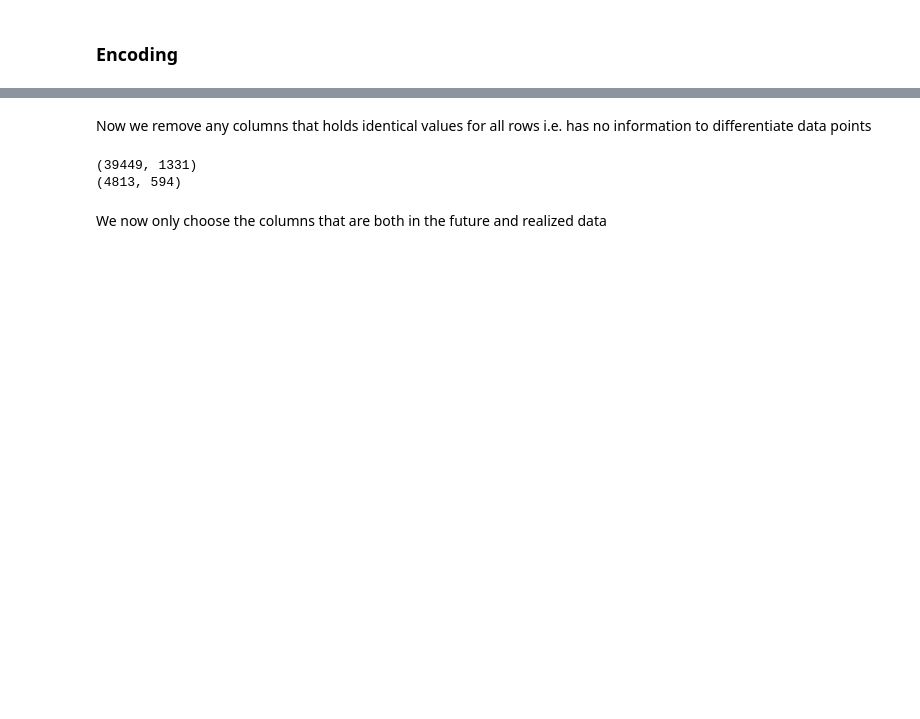
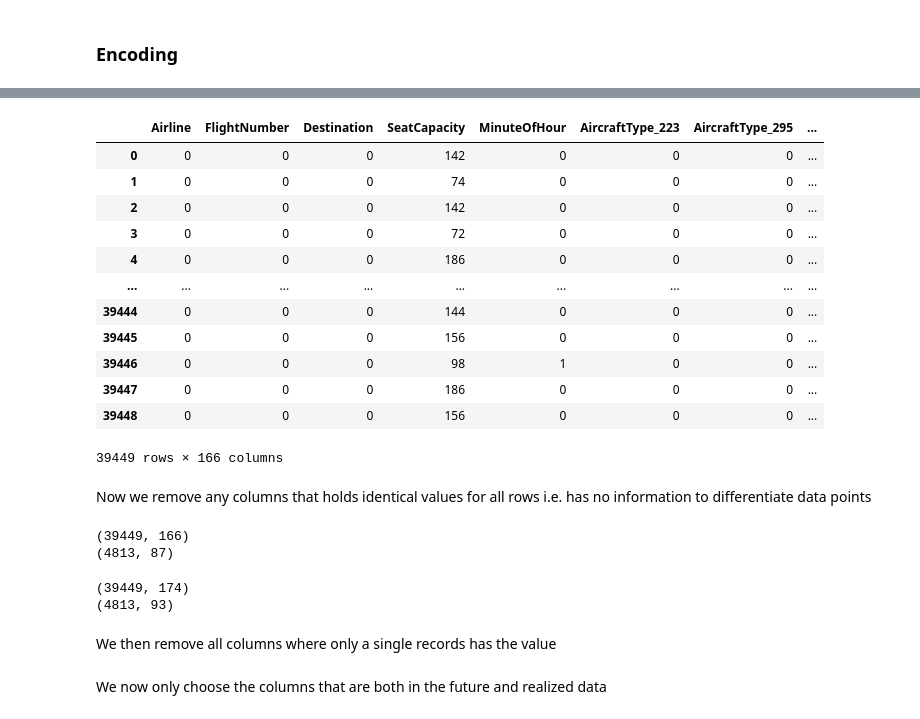
Before and after one commit to augustsemrau/02582case1, a Jupyter notebook: notebooks/data_preprocessing_v2.ipynb, the cells around one changed output, grey strips where cells are left out. Drawn from its saved outputs; the diff is of its cells as text; code cells hidden in the pictures; blank space fills up the shorter version.

```diff
--- a/notebooks/data_preprocessing_v2.ipynb
+++ b/notebooks/data_preprocessing_v2.ipynb
@@ -243,12 +232,39 @@ rea_X
+# %%
+linear_rea_X
+# %% [output]
+|  | Airline | FlightNumber | Destination | SeatCapacity | MinuteOfHour | AircraftType_223 | AircraftType_295 | ... |
+| 0 | 0 | 0 | 0 | 142 | 0 | 0 | 0 | ... |
+| 1 | 0 | 0 | 0 | 74 | 0 | 0 | 0 | ... |
+| 2 | 0 | 0 | 0 | 142 | 0 | 0 | 0 | ... |
+| 3 | 0 | 0 | 0 | 72 | 0 | 0 | 0 | ... |
+| 4 | 0 | 0 | 0 | 186 | 0 | 0 | 0 | ... |
+| ... | ... | ... | ... | ... | ... | ... | ... | ... |
+| 39444 | 0 | 0 | 0 | 144 | 0 | 0 | 0 | ... |
+| 39445 | 0 | 0 | 0 | 156 | 0 | 0 | 0 | ... |
+| 39446 | 0 | 0 | 0 | 98 | 1 | 0 | 0 | ... |
+| 39447 | 0 | 0 | 0 | 186 | 0 | 0 | 0 | ... |
+| 39448 | 0 | 0 | 0 | 156 | 0 | 0 | 0 | ... |
+39449 rows × 166 columns
 # %% [markdown]
 Now we remove any columns that holds identical values for all rows i.e. has no information to differentiate data points
 # %%
 selector = VarianceThreshold(0)
-rea_X = pd.DataFrame(selector.fit_transform(rea_X), columns=selector.get_feature_names_out())
-fut_X = pd.DataFrame(selector.fit_transform(fut_X), columns=selector.get_feature_names_out())
+linear_rea_X = pd.DataFrame(selector.fit_transform(linear_rea_X), columns=selector.get_feature_names_out())
+linear_fut_X = pd.DataFrame(selector.fit_transform(linear_fut_X), columns=selector.get_feature_names_out())
 
-print(rea_X.shape)
-print(fut_X.shape)
+print(linear_rea_X.shape)
+print(linear_fut_X.shape)
 # %% [output]
-(39449, 1331)
-(4813, 594)
+(39449, 166)
+(4813, 87)
+# %%
+tree_rea_X = pd.DataFrame(selector.fit_transform(tree_rea_X), columns=selector.get_feature_names_out())
+tree_fut_X = pd.DataFrame(selector.fit_transform(tree_fut_X), columns=selector.get_feature_names_out())
+
+print(tree_rea_X.shape)
+print(tree_fut_X.shape)
+# %% [output]
+(39449, 174)
+(4813, 93)
+# %% [markdown]
+We then remove all columns where only a single records has the value
```
Also changed, not shown: parts of 15 cells of this notebook.
